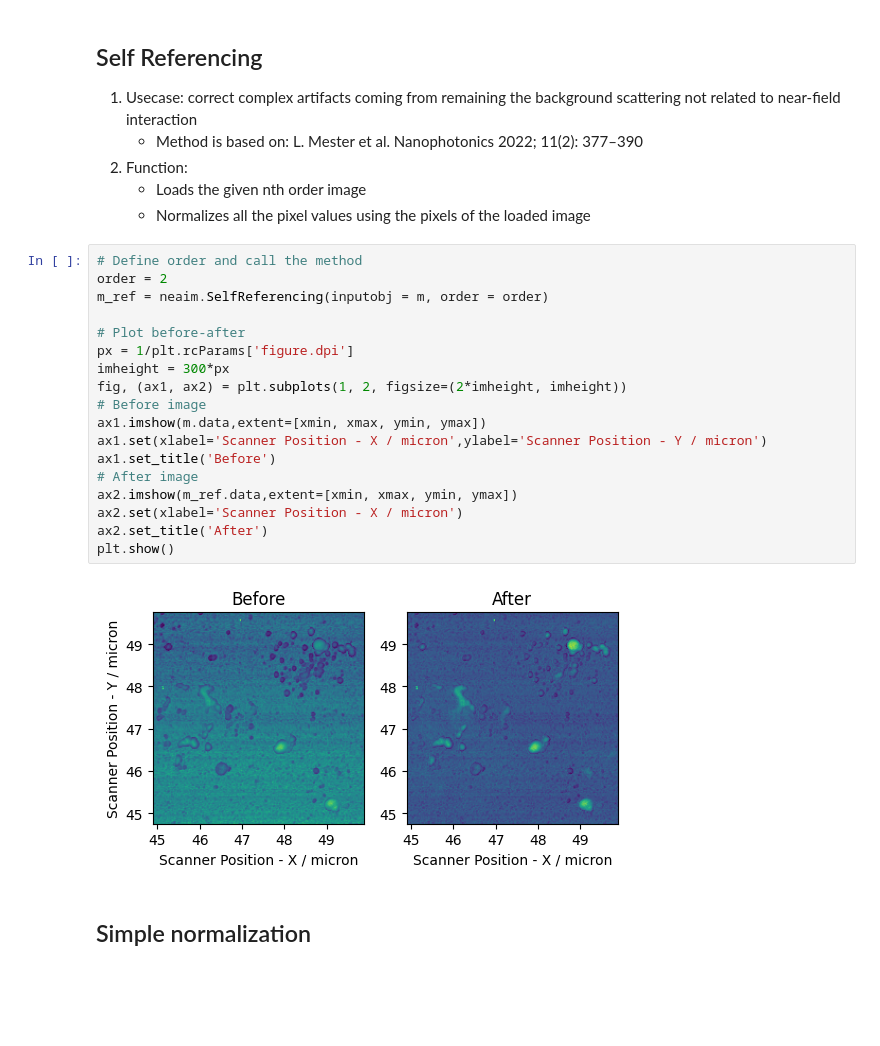
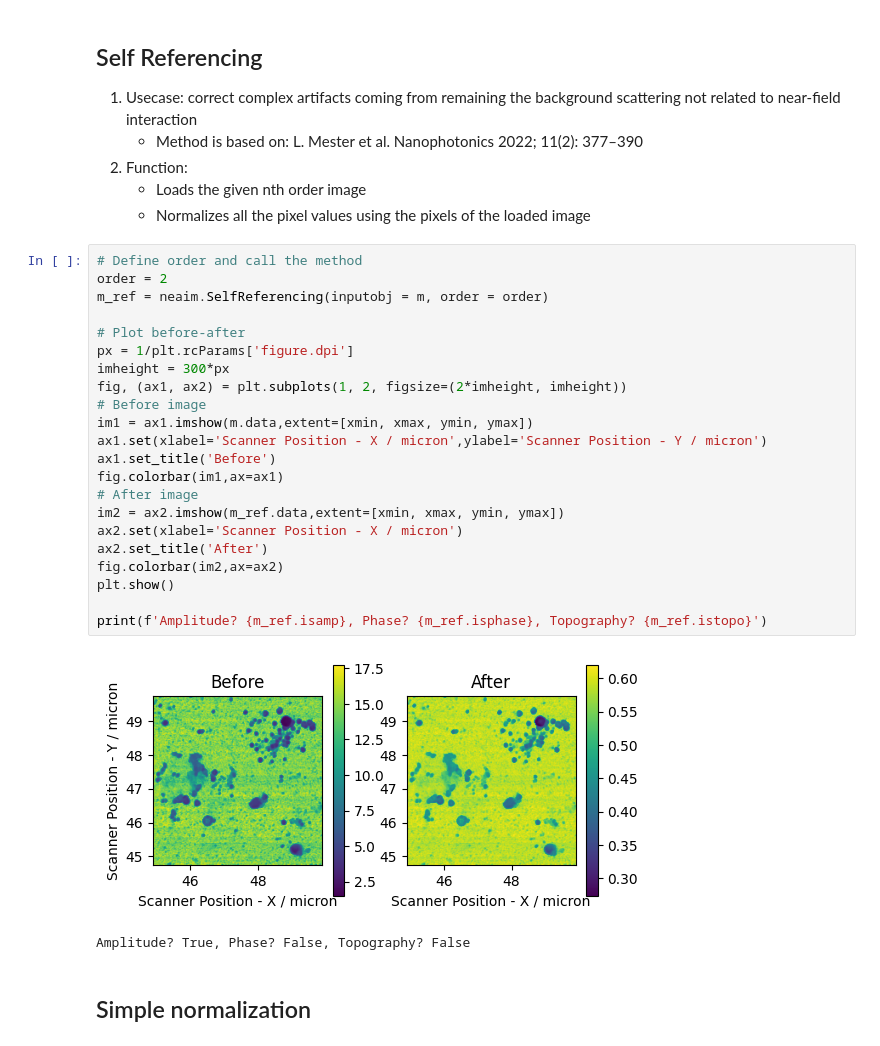
Before and after one commit to ngergihun/NeaReader, a Jupyter notebook: Examples/test_imageprocess.ipynb, the cells around one changed output. Saved outputs shown, nothing was run; the diff lists cells and outputs as text; blank space fills up the shorter version.

```diff
--- a/Examples/test_imageprocess.ipynb
+++ b/Examples/test_imageprocess.ipynb
@@ -147,23 +153,28 @@ fig.colorbar(im2,ax=ax2)
 # %%
 # Define order and call the method
 order = 2
 m_ref = neaim.SelfReferencing(inputobj = m, order = order)
 
 # Plot before-after
 px = 1/plt.rcParams['figure.dpi']
 imheight = 300*px
 fig, (ax1, ax2) = plt.subplots(1, 2, figsize=(2*imheight, imheight))
 # Before image
-ax1.imshow(m.data,extent=[xmin, xmax, ymin, ymax])
+im1 = ax1.imshow(m.data,extent=[xmin, xmax, ymin, ymax])
 ax1.set(xlabel='Scanner Position - X / micron',ylabel='Scanner Position - Y / micron')
 ax1.set_title('Before')
+fig.colorbar(im1,ax=ax1)
 # After image
-ax2.imshow(m_ref.data,extent=[xmin, xmax, ymin, ymax])
+im2 = ax2.imshow(m_ref.data,extent=[xmin, xmax, ymin, ymax])
 ax2.set(xlabel='Scanner Position - X / micron')
 ax2.set_title('After')
+fig.colorbar(im2,ax=ax2)
 plt.show()
+
+print(f'Amplitude? {m_ref.isamp}, Phase? {m_ref.isphase}, Topography? {m_ref.istopo}')
 # %% [output]
-[figure, old version]
+[figure, new version]
+Amplitude? True, Phase? False, Topography? False
 # %% [markdown]
 ## Simple normalization
 # %% [markdown]
```
Also changed, not shown: parts of 4 cells of this notebook, 1 other file.
